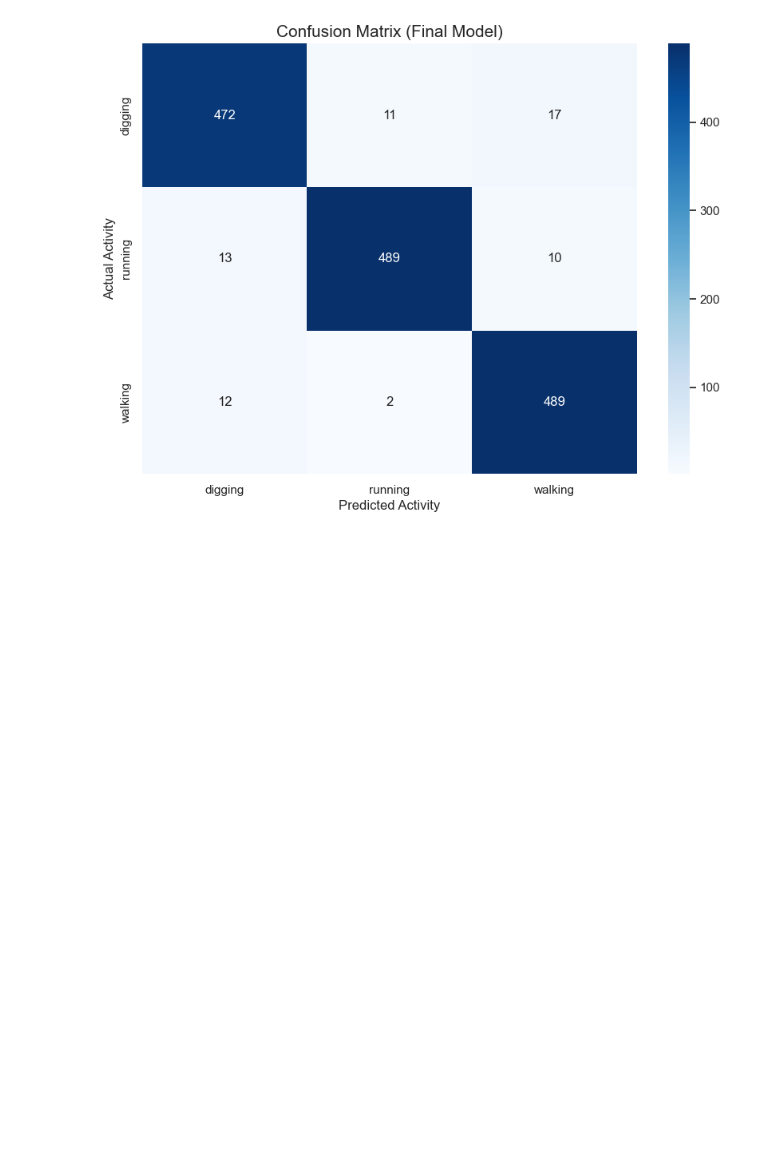
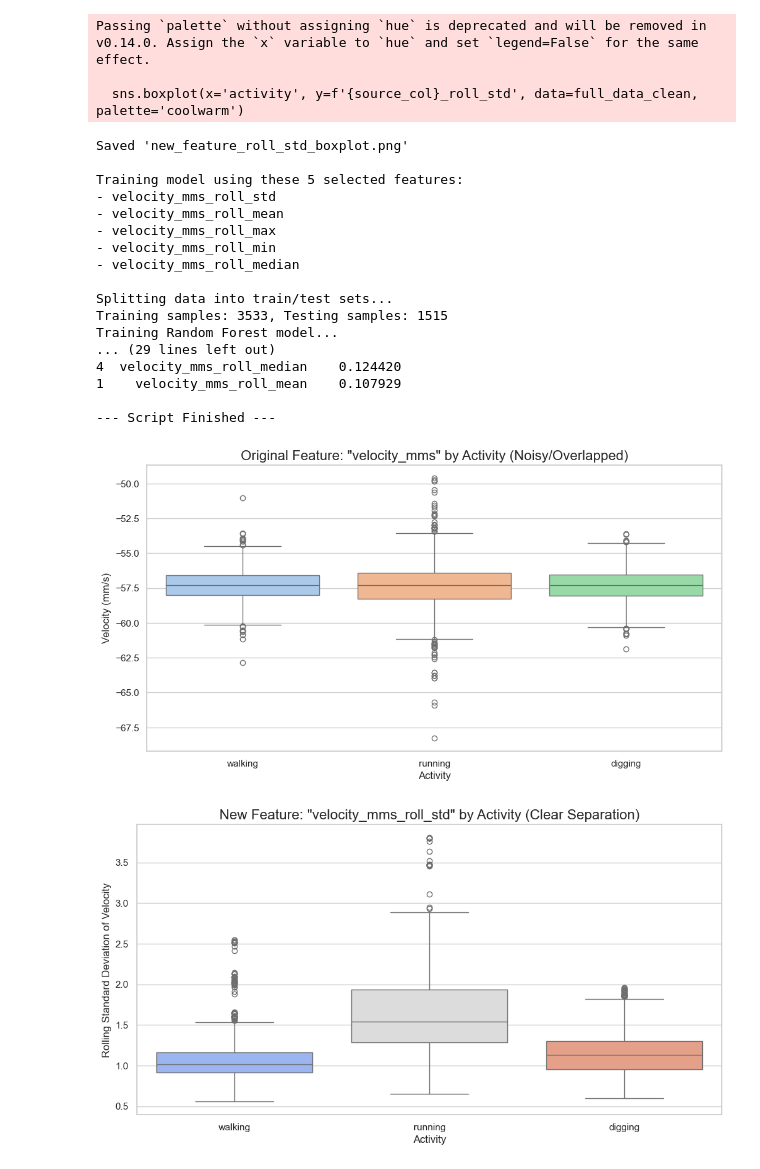
Before and after one commit to pratikshadbit14/Geophone-data, a Jupyter notebook: geophone.ipynb, the cells around one changed output. Saved outputs shown, nothing was run; the diff lists cells and outputs as text; code cells hidden in the pictures; blank space fills up the shorter version.

```diff
--- a/geophone.ipynb
+++ b/geophone.ipynb
@@ -30,12 +30,25 @@ if not data_frames:
     print("No data was loaded. Exiting.")
     exit()
 
-# --- Step 2: Combine and Engineer Features ---
-print("Engineering new 'pattern' features...")
+# --- Step 2: Combine Data and Plot Original Features ---
+print("Combining dataframes...")
 full_data = pd.concat(data_frames, ignore_index=True)
 full_data['timestamp'] = pd.to_datetime(full_data['timestamp'])
 full_data = full_data.sort_values(by='timestamp').reset_index(drop=True)
 
+# *** THIS IS THE PLOT YOU WERE LOOKING FOR (PART 1) ***
+print("\n--- Plotting Original Feature ---")
+sns.set(style="whitegrid")
+plt.figure(figsize=(12, 6))
+sns.boxplot(x='activity', y='velocity_mms', data=full_data, palette='pastel')
+plt.title('Original Feature: "velocity_mms" by Activity (Noisy/Overlapped)', fontsize=16)
+plt.ylabel('Velocity (mm/s)')
+plt.xlabel('Activity')
+plt.savefig('original_feature_boxplot.png')
+print("Saved 'original_feature_boxplot.png'")
+
+# --- Step 3: Engineer New "Pattern" Features ---
+print("\nEngineering new 'pattern' features...")
 window_size = 25
 source_col = 'velocity_mms' # The sensor signal we'll analyze
 
@@ -61,13 +74,24 @@ for name, feature_series in rolling_features.items():
 full_data_clean = full_data.dropna()
 print(f"Original rows: {len(full_data)}, Cleaned rows (after dropna): {len(full_data_clean)}")
 
-# --- Step 3: Define Features (X) and Target (y) ---
+# *** THIS IS THE PLOT YOU WERE LOOKING FOR (PART 2) ***
+print("\n--- Plotting Engineered Features ---")
+# Plot 1: Rolling Standard Deviation (Our best feature)
+plt.figure(figsize=(12, 6))
+sns.boxplot(x='activity', y=f'{source_col}_roll_std', data=full_data_clean, palette='coolwarm')
+plt.title(f'New Feature: "{source_col}_roll_std" by Activity (Clear Separation)', fontsize=16)
+plt.ylabel('Rolling Standard Deviation of Velocity')
+plt.xlabel('Activity')
+plt.savefig('new_feature_roll_std_boxplot.png')
+print("Saved 'new_feature_roll_std_boxplot.png'")
+
+
+# --- Step 4: Define Features (X) and Target (y) for Model ---
 
 # 'y' is the 'activity' column we want to predict.
 y = full_data_clean['activity']
 
 # 'X' will *ONLY* use our new engineered features
-# This is the most important change to fix the low accuracy.
 features_to_use = list(rolling_features.keys())
 X = full_data_clean[features_to_use]
 
@@ -77,7 +101,7 @@ for f in features_to_use:
 
 class_labels = sorted(y.unique())
 
-# --- Step 4: Split Data into Training and Testing Sets ---
+# --- Step 5: Split Data into Training and Testing Sets ---
 print("\nSplitting data into train/test sets...")
 X_train, X_test, y_train, y_test = train_test_split(
     X, y,
@@ -88,13 +112,13 @@ X_train, X_test, y_train, y_test = train_test_split(
 
 print(f"Training samples: {len(X_train)}, Testing samples: {len(X_test)}")
 
-# --- Step 5: Train the Random Forest Model ---
+# --- Step 6: Train the Random Forest Model ---
 print("Training Random Forest model...")
 model = RandomForestClassifier(n_estimators=100, random_state=42, n_jobs=-1)
 model.fit(X_train, y_train)
 print("Model training complete.")
 
-# --- Step 6: Test the Model and Evaluate Accuracy ---
+# --- Step 7: Test the Model and Evaluate Accuracy ---
 print("\n--- MODEL EVALUATION ON TEST DATA ---")
 y_pred = model.predict(X_test)
 
@@ -104,7 +128,6 @@ print(f"Overall Accuracy: {accuracy * 100:.2f}%")
 
 # 2. Classification Report
 print("\n--- Classification Report ---")
-# [Image of a classification report]
 print(classification_report(y_test, y_pred, target_names=class_labels))
 
 # 3. Confusion Matrix
@@ -122,7 +145,7 @@ plt.title('Confusion Matrix (Final Model)', fontsize=15)
 plt.savefig('confusion_matrix_final.png')
 print("\nSaved confusion matrix plot as 'confusion_matrix_final.png'")
 
-# --- Step 7: Show Feature Importance ---
+# --- Step 8: Show Feature Importance ---
 print("\n--- Feature Importance ---")
 importances = model.feature_importances_
 feature_importance_df = pd.DataFrame({
@@ -153 +176,22 @@ Training model using these 5 selected features:
+Passing `palette` without assigning `hue` is deprecated and will be removed in v0.14.0. Assign the `x` variable to `hue` and set `legend=False` for the same effect.
+
+  sns.boxplot(x='activity', y=f'{source_col}_roll_std', data=full_data_clean, palette='coolwarm')
+Saved 'new_feature_roll_std_boxplot.png'
+
+Training model using these 5 selected features:
+- velocity_mms_roll_std
+- velocity_mms_roll_mean
+- velocity_mms_roll_max
+- velocity_mms_roll_min
+- velocity_mms_roll_median
+
+Splitting data into train/test sets...
+Training samples: 3533, Testing samples: 1515
+Training Random Forest model...
+... (29 lines left out)
+4  velocity_mms_roll_median    0.124420
+1    velocity_mms_roll_mean    0.107929
+
+--- Script Finished ---
-[figure, old version]
+[figure, new version]
+[figure, added]
```
Also changed, not shown: parts of 1 cell of this notebook, 3 other files.
